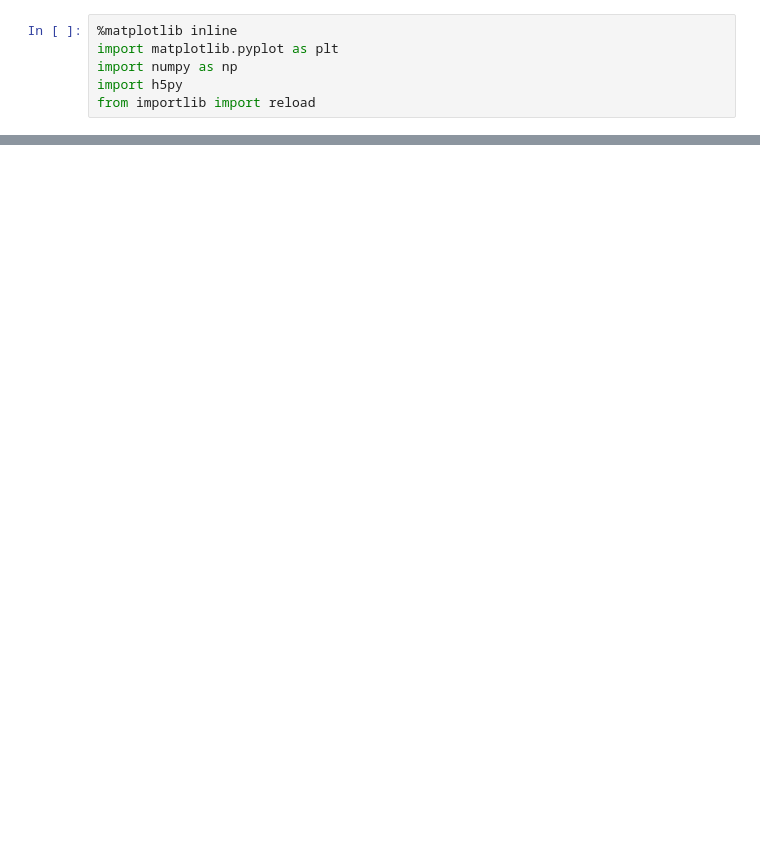
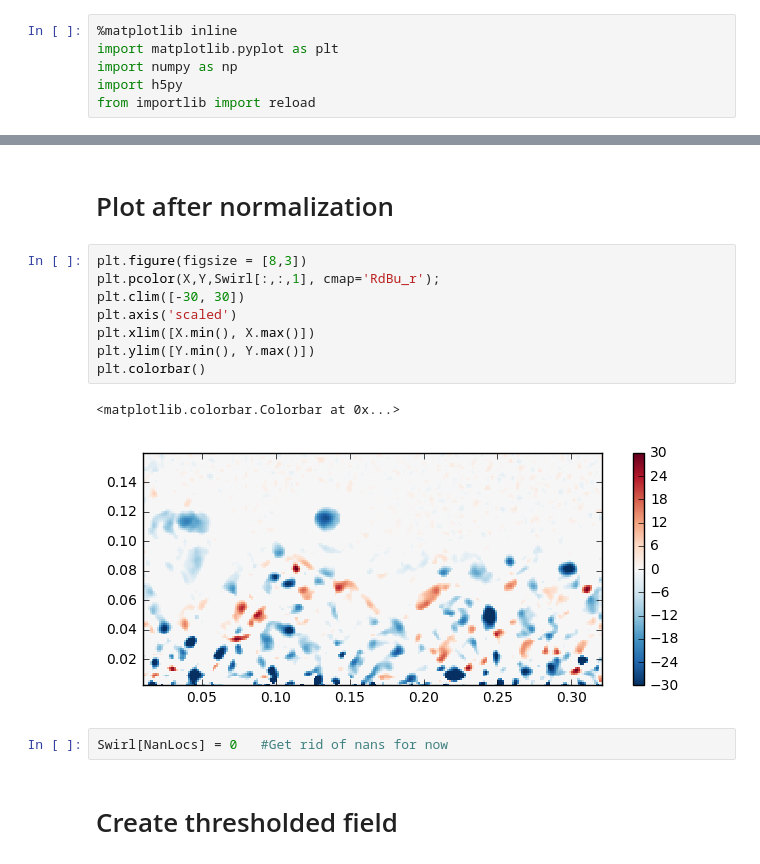
Before and after one commit to owenjhwilliams/ASIIT, a Jupyter notebook: FindSwirlLocs.ipynb, the cells around one changed output, grey strips where cells are left out. Saved outputs shown, nothing was run; the diff lists cells and outputs as text; blank space fills up the shorter version.

```diff
--- a/FindSwirlLocs.ipynb
+++ b/FindSwirlLocs.ipynb
@@ -23,0 +61,17 @@ NameError: name 'h5py' is not defined
+# %% [markdown]
+# Plot after normalization
+# %%
+plt.figure(figsize = [8,3])
+plt.pcolor(X,Y,Swirl[:,:,1], cmap='RdBu_r');
+plt.clim([-30, 30])
+plt.axis('scaled')
+plt.xlim([X.min(), X.max()])
+plt.ylim([Y.min(), Y.max()])
+plt.colorbar()
+# %% [output]
+<matplotlib.colorbar.Colorbar at 0x...>
+[figure, added]
+# %%
+Swirl[NanLocs] = 0   #Get rid of nans for now
+# %% [markdown]
+# Create thresholded field
```
Also changed, not shown: parts of 22 cells of this notebook.
